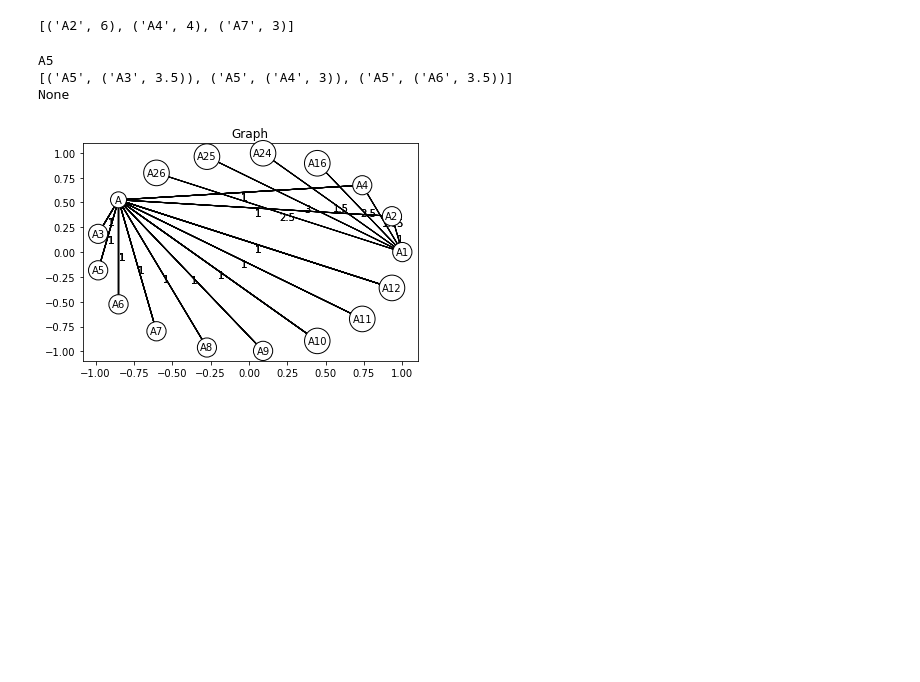
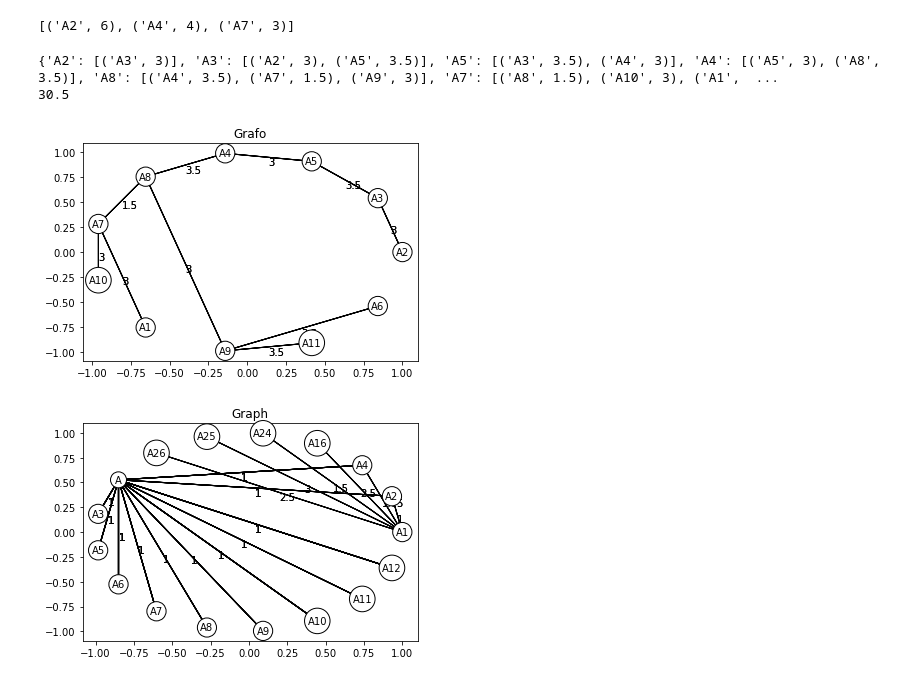
Before and after one commit to Santilopezc/Proyecto-Optimizacion, a Jupyter notebook: Proyecto.ipynb, the cells around one changed output. Drawn from its saved outputs; the diff is of its cells as text; code cells hidden in the pictures; blank space fills up the shorter version.

```diff
--- a/Proyecto.ipynb
+++ b/Proyecto.ipynb
@@ -30,6 +30,13 @@ class Graph:
     def get_vertices(self):
         return list(self.graph.keys())
 
+    def get_weight(self):
+        total_weight = 0
+        for vertex in self.graph:
+            for edge in self.graph[vertex]:
+                total_weight += edge[1]
+        return total_weight/2
+
     def __str__(self):
         return str(self.graph)
 # %%
@@ -93,39 +100,65 @@ print(grafo1.get_neighbours('A1'))
 # %% [output]
 [('A2', 6), ('A4', 4), ('A7', 3)]
 # %%
+# Mi implementacion
 #visualize_graph(grafo1,"Grafo 1")
-def get_MST(Graph):
+def get_MST(graph):
     MST_graph = Graph()
     MST = []
     to_visit = []
-    vertices = Graph.get_vertices()
-    initial_num = random.randint(0,len(vertices)-1)
+    visited = []
+    vertices = graph.get_vertices()
+    num_vertices = len(vertices)
+    # Selecting a random starting vertex
+    initial_num = random.randint(0,num_vertices-1)
     initial_vertex = vertices[initial_num]
 
+    # Creating the minimum spanning tree graph, and addind the starting vertex
     MST_graph.add_vertex(initial_vertex)
+    MST.append(initial_vertex)
+    visited.append(initial_vertex)
 
-    print(initial_vertex)
-    MST.append(initial_vertex)
     current = initial_vertex
-    neighbours = Graph.get_neighbours(current)
-    for i in neighbours:
-        to_visit.append((current,i))
-    min = sys.maxsize
 
-    for i in to_visit:
-        if i[1][1] < min:
-            min = i[1][1]
-            current = i[0]
-            next_vertex = i[1][0]
-    MST_graph.add_edge(current, next_vertex,min)
+    while len(MST_graph.get_vertices()) != num_vertices:
+        # Getting available vertices to get to
+        neighbours = graph.get_neighbours(current)
+        for i in neighbours:
+            if i[0] not in MST_graph.get_vertices():
+                # Adding vertices that dont have a path yet from the current
+                # vertex to a list, to visit them later
+                to_visit.append((current,i))
+        min = sys.maxsize
+        item = None
 
-    print(to_visit)
+        for i in to_visit:
+            if i[1][0] in visited and i != None:
+                to_visit.remove(i)
+            elif i[1][1] <= min:
+                min = i[1][1]
+                item = i
+                current = i[0]
+                next_vertex = i[1][0]
+        if item == None:
+            break
+        else:
+            to_visit.remove(item)
+            MST_graph.add_edge(current, next_vertex,min)
+            current = next_vertex
+            visited.append(current)
 
-print(get_MST(grafo1))
+    return MST_graph
+
+MST = get_MST(grafo1)
+print(MST)
+print(MST.get_weight())
 # %% [output]
-A5
-[('A5', ('A3', 3.5)), ('A5', ('A4', 3)), ('A5', ('A6', 3.5))]
-None
+{'A2': [('A3', 3)], 'A3': [('A2', 3), ('A5', 3.5)], 'A5': [('A3', 3.5), ('A4', 3)], 'A4': [('A5', 3), ('A8', 3.5)], 'A8': [('A4', 3.5), ('A7', 1.5), ('A9', 3)], 'A7': [('A8', 1.5), ('A10', 3), ('A1',  ...
+30.5
+# %%
+visualize_graph(MST)
+# %% [output]
+[figure, added]
 # %%
 # Definicion Grafo 2
 # Falta definir, solo se definio bien A1
```
